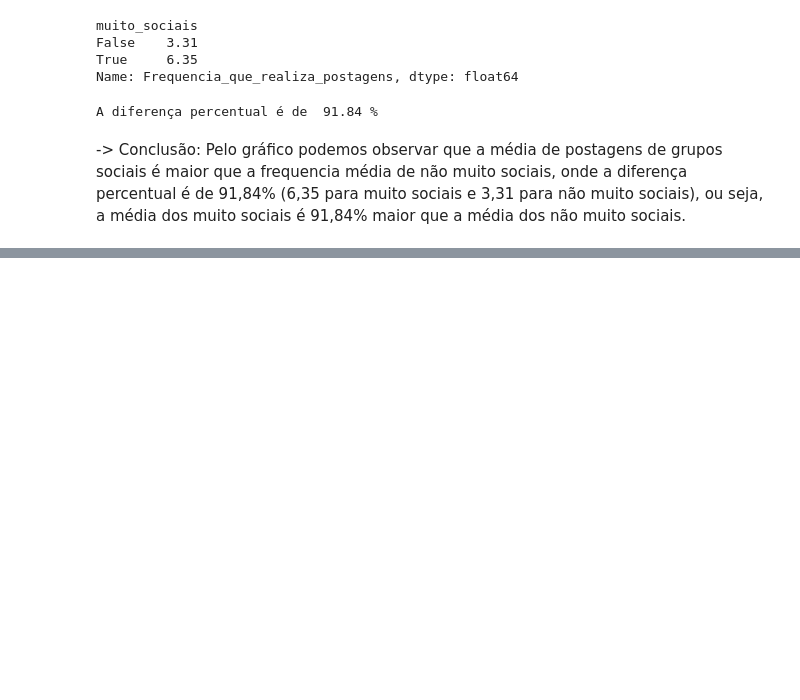
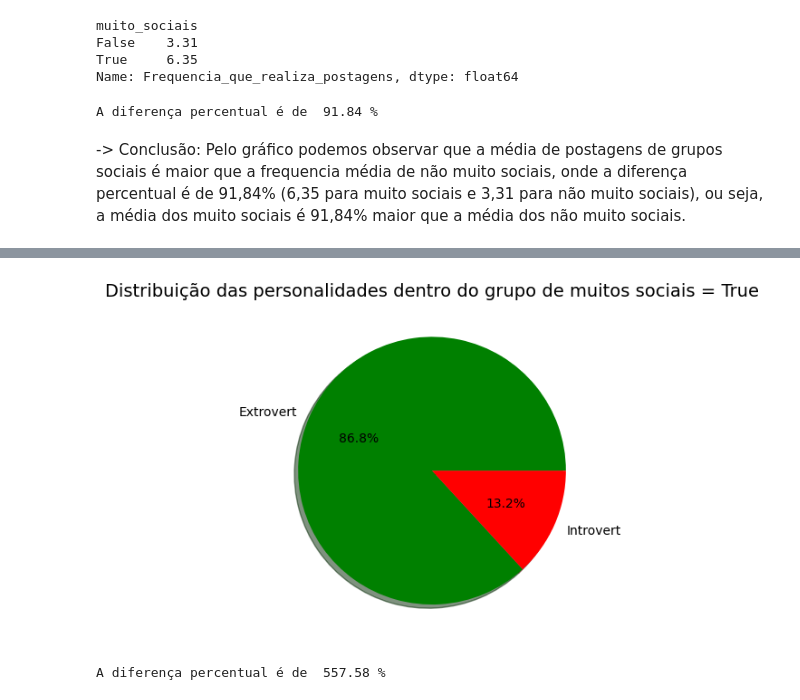
Before and after one commit to caikedomingues/An-lise-de-dados-sobre-comportamento-extrovertido-vs-introvertido, a Jupyter notebook: Analise.ipynb, the cells around one changed output, grey strips where cells are left out. Cells and saved outputs as stored; diff of their text form; code cells hidden in the pictures; blank space fills up the shorter version.

Commit message:
criei a distribuição de personalidades que são muito sociais em um gráfico de pizza

```diff
--- a/Analise.ipynb
+++ b/Analise.ipynb
@@ -877,0 +889,43 @@ ou seja, a média dos muito sociais é 91,84% maior que a média dos não muito
+# %%
+# Titulo do gráfico alinhado ao centro e com tamanho da fonte 14
+plt.title('Distribuição das personalidades dentro do grupo de muitos sociais = True', loc='center', fontsize=14)
+
+# Bom, como queremos apenas os muito sociais, iremos primeiro filtrar na
+# base de dados os valores iguais a True.
+personalidades_muito_sociais = base_de_dados[base_de_dados['muito_sociais'] == True]
+
+# Após o filtro, iremos agrupar os dados por personalidade ('extrovertidos/introvertidos'). Como o gráfico de pizza aceita apenas valores numéricos,
+# vamos usar a função size() que irá contar a o numero de linhas (entrevistados) em cada um dos grupos de personalidade. O resultado é uma
+# series do pandas, onde o indice são os nomes das personalidades e os
+# valores são as contagens de pessoas de cada personalidade que são muito_sociais = True.
+agrupamentos_de_personalidades = personalidades_muito_sociais.groupby('Personalidade').size()
+
+# pie: ira construir o gráfico de pizza
+
+# labels: irá conter os nomes das personalidades no gráfico. o index.to_list
+
+# tem como objetivo listar os indices (nomes das personalidades) no gráfico.
+
+# autopct: Irá mostrar a porcentagem de cada personalidade no gráfico.
+
+# explode: Uma lista de valores que, se fornecidos, "explodem" (separam)
+# as fatias do centro do gráfico. Cada valor deve ser um numero entre 0
+# e 1, onde 0 significa nenhuma explosão e 1 significa que a fatia se move
+# para o máximo possivel. O comprimento da lista deve ser igual ao número
+# de fatias.
+
+# shadow: Adiciona uma sombra ao gráfico de pizza dando um efeito 3D
+
+# startangle: O ângulo (em graus) no qual a primeira fatia do gráfico de pizza começa. O padrão é 0, que é o eixo x positivo. Gira no sentido anti-horário.
+
+# colors: Paleta de cores do gráfico.
+plt.pie(x = agrupamentos_de_personalidades, labels=agrupamentos_de_personalidades.index.to_list(), autopct='%1.1f%%', explode=None, shadow=True, startangle=0, colors=['green', 'red'])
+
+# Irá exibir o gráfico de pizza
+plt.show()
+# %% [output]
+[figure, added]
+# %%
+diferenca_percentual(86.8, 13.2)
+# %% [output]
+A diferença percentual é de  557.58 %
```
Also changed, not shown: parts of 11 cells of this notebook.
